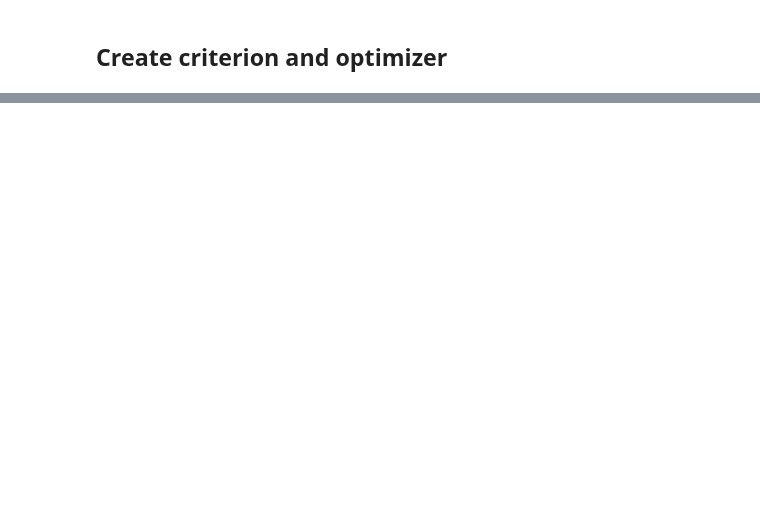
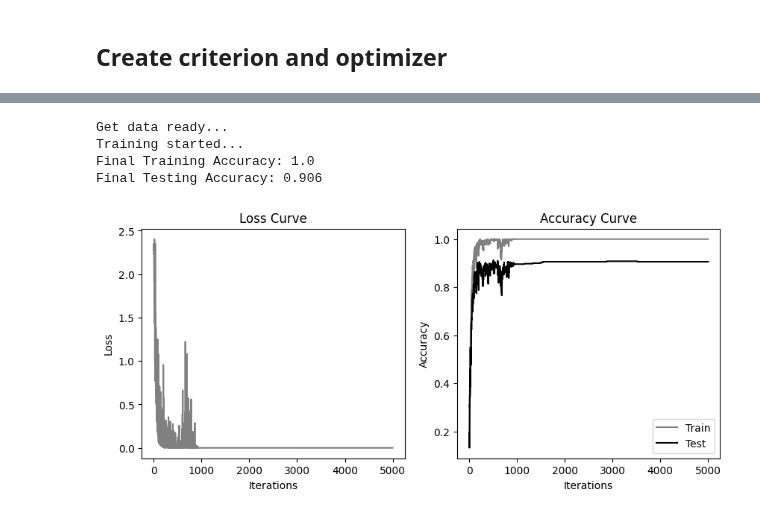
Before and after one commit to mohamedyosef101/learning_area, a Jupyter notebook: PyTorch/02_CNN.ipynb, the cells around one changed output, grey strips where cells are left out. Cells and saved outputs as stored; diff of their text form; code cells hidden in the pictures; blank space fills up the shorter version.

```diff
--- a/PyTorch/02_CNN.ipynb
+++ b/PyTorch/02_CNN.ipynb
@@ -229,0 +261,9 @@ Loss: tensor(2.2576, grad_fn=<NllLossBackward0>)
+# %%
+mnist_train = MNIST('data', train=True, download=True,
+                    transform=transforms.ToTensor())
+mnist_test = MNIST('data', train=False, download=True,
+                   transform=transforms.ToTensor())
+
+# Select only first 500 instances to make training fast
+mnist_train = list(mnist_train)[:500]
+mnist_test = list(mnist_test)[:500]
@@ -229,0 +272,18 @@ Loss: tensor(2.2576, grad_fn=<NllLossBackward0>)
+# %%
+def get_accuracy(model, data, batchSize=20):
+  # set the model in evaluation mode
+  model.eval()
+
+  # create the dataloader
+  data_loader = dl(data, batch_size=batchSize)
+
+  correct_cases = 0
+  total_cases = 0
+
+  for (images, labels) in iter(data_loader):
+    out = model(images)
+    pred = out.max(dim=1)[1]
+
+    correct_cases += (pred == labels).sum().item()
+    total_cases += images.shape[0]
+  return correct_cases/total_cases
@@ -229,0 +360,10 @@ Loss: tensor(2.2576, grad_fn=<NllLossBackward0>)
+# %%
+# create model instance
+model1 = CNN_MNISTClassifier()
+train_network(model1, mnist_train, mnist_test, num_epochs=200)
+# %% [output]
+Get data ready...
+Training started...
+Final Training Accuracy: 1.0
+Final Testing Accuracy: 0.906
+[figure, added]
```
Also changed, not shown: parts of 14 cells of this notebook.
